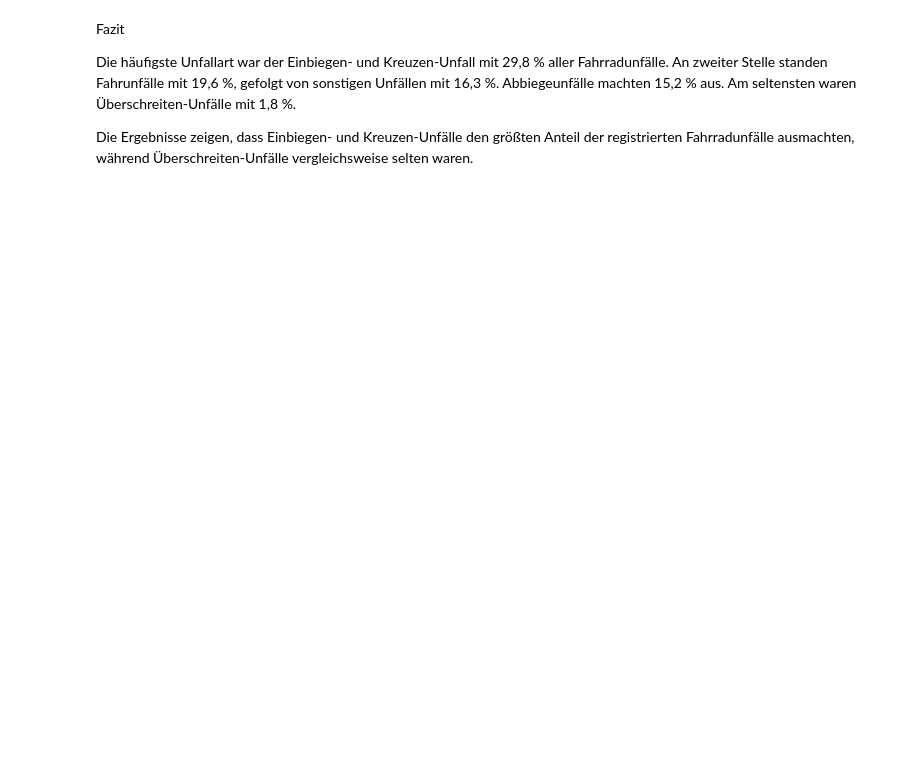
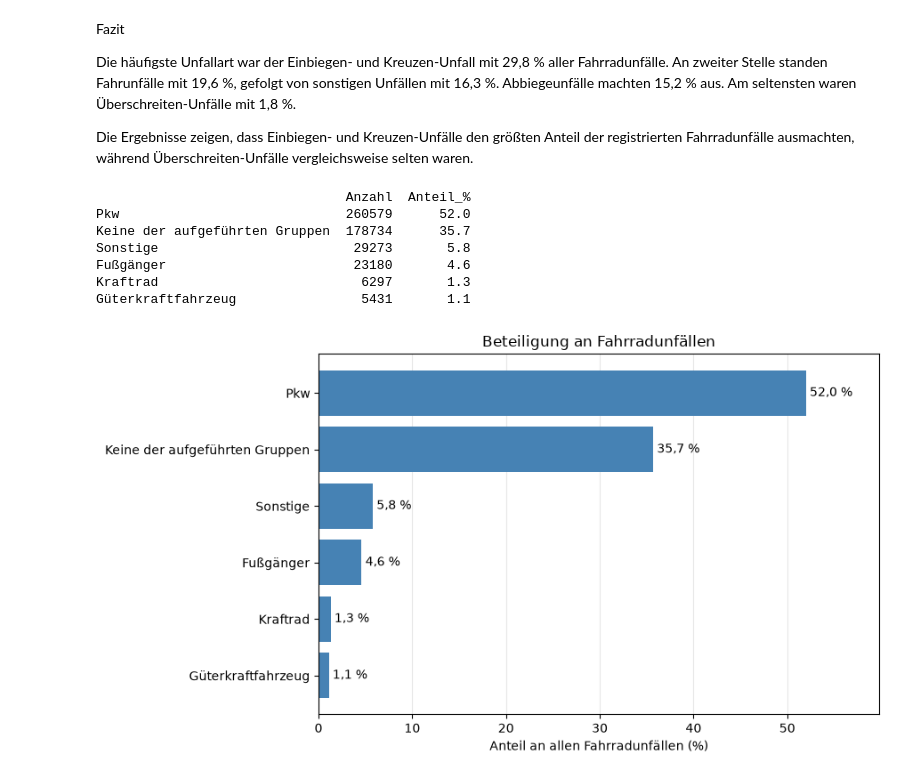
Before and after one commit to RogovaNatalia/Unfallorte_Projekt, a Jupyter notebook: analyse.ipynb, the cells around one changed output. Saved outputs shown, nothing was run; the diff lists cells and outputs as text; code cells hidden in the pictures; blank space fills up the shorter version.

Commit message:
Datenaufbereitung zentralisieren und Beteiligungsanalyse ergänzen

```diff
--- a/analyse.ipynb
+++ b/analyse.ipynb
@@ -1129,3 +1112,44 @@ Fazit
 Die häufigste Unfallart war der Einbiegen- und Kreuzen-Unfall mit 29,8 % aller Fahrradunfälle. An zweiter Stelle standen Fahrunfälle mit 19,6 %, gefolgt von sonstigen Unfällen mit 16,3 %. Abbiegeunfälle machten 15,2 % aus. Am seltensten waren Überschreiten-Unfälle mit 1,8 %.
 
 Die Ergebnisse zeigen, dass Einbiegen- und Kreuzen-Unfälle den größten Anteil der registrierten Fahrradunfälle ausmachten, während Überschreiten-Unfälle vergleichsweise selten waren.
+# %%
+# 4.3 Beteiligung anderer Verkehrsteilnehmer an Fahrradunfällen
+
+beteiligte = {
+    "IstPKW": "Pkw",
+    "IstFuss": "Fußgänger",
+    "IstKrad": "Kraftrad",
+    "IstGkfz": "Güterkraftfahrzeug",
+    "IstSonstige": "Sonstige",
+}
+
+anzahl = df_rad[list(beteiligte)].sum().rename(index=beteiligte)
+anzahl["Keine der aufgeführten Gruppen"] = (df_rad[list(beteiligte)].sum(axis=1) == 0).sum()
+
+beteiligung = pd.DataFrame({
+    "Anzahl": anzahl,
+    "Anteil_%": (anzahl / len(df_rad) * 100).round(1),
+}).sort_values("Anzahl", ascending=False)
+print(beteiligung)
+
+# Diagramm
+tab = beteiligung.sort_values("Anteil_%")
+fig, ax = plt.subplots(figsize=(9, 5))
+ax.barh(tab.index, tab["Anteil_%"], color="steelblue")
+ax.bar_label(ax.containers[0], labels=[f"{v:.1f} %".replace(".", ",") for v in tab["Anteil_%"]], padding=3)
+ax.set_title("Beteiligung an Fahrradunfällen")
+ax.set_xlabel("Anteil an allen Fahrradunfällen (%)")
+ax.set_ylabel("")
+ax.set_xlim(0, tab["Anteil_%"].max() * 1.15)
+ax.grid(axis="x", alpha=0.3)
+ax.set_axisbelow(True)
+plt.tight_layout();
+# %% [output]
+                                Anzahl  Anteil_%
+Pkw                             260579      52.0
+Keine der aufgeführten Gruppen  178734      35.7
+Sonstige                         29273       5.8
+Fußgänger                        23180       4.6
+Kraftrad                          6297       1.3
+Güterkraftfahrzeug                5431       1.1
+[figure, added]
```
Also changed, not shown: parts of 21 cells of this notebook, 1 other file.
